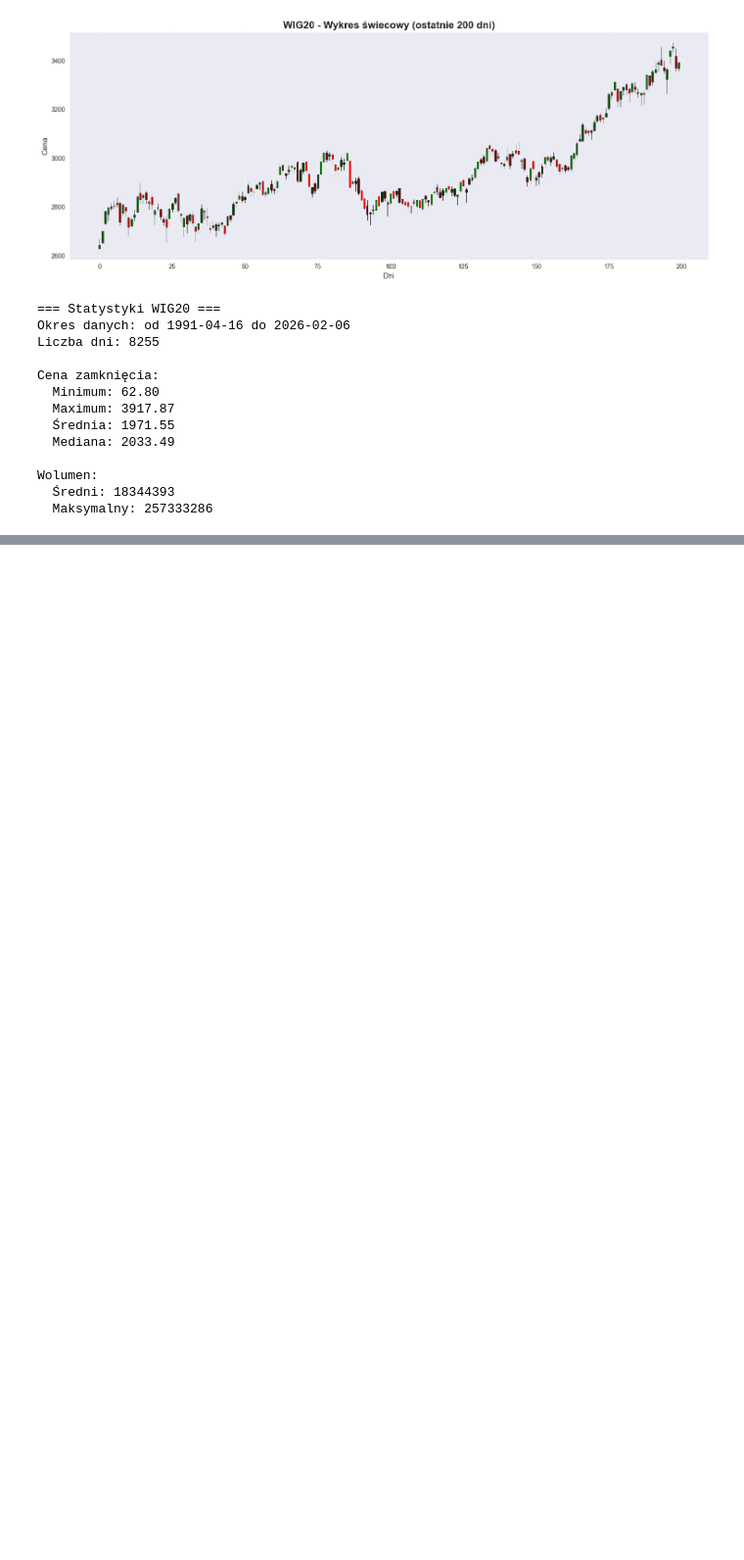
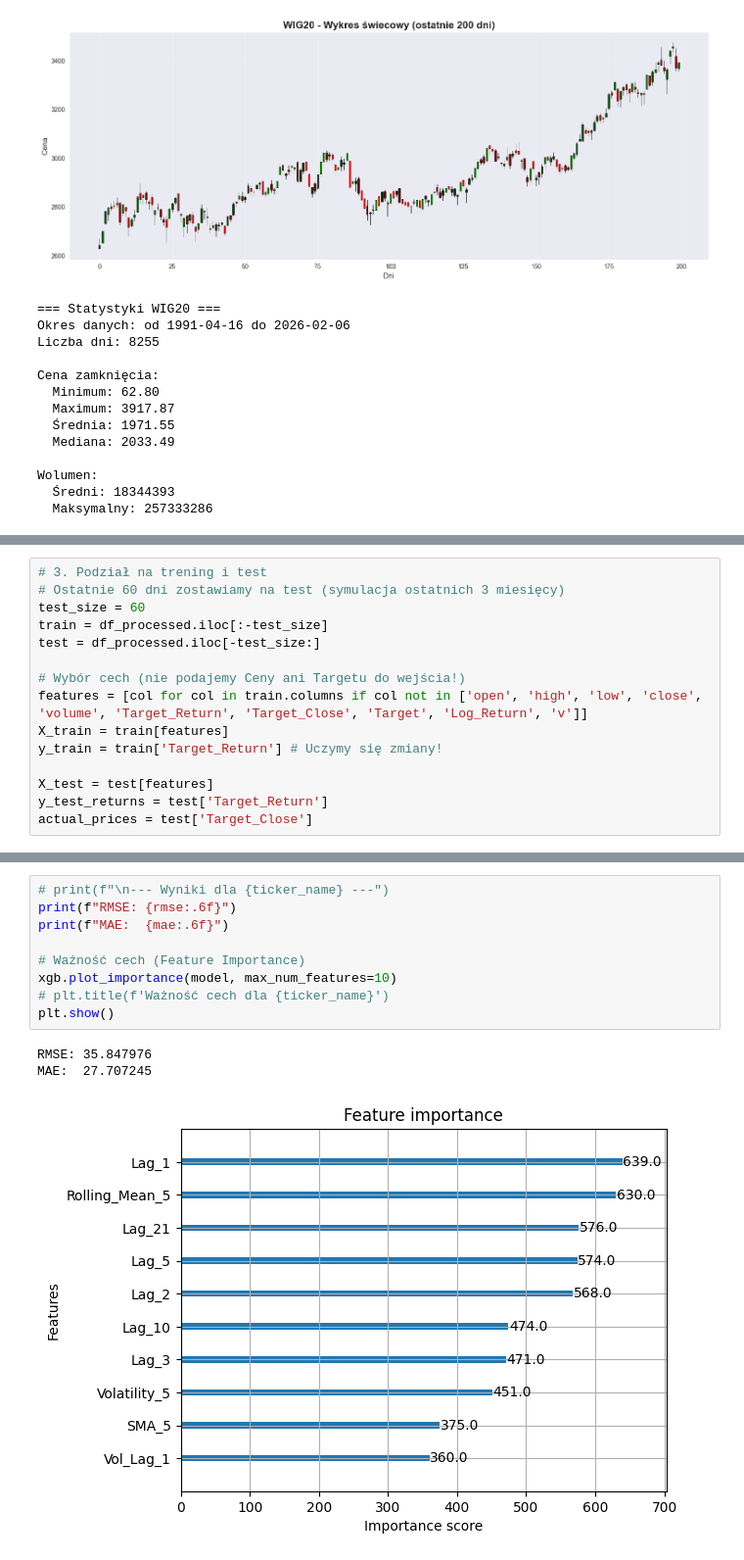
Before and after one commit to lukaszlewickii/wse-watcher, a Jupyter notebook: dev.ipynb, the cells around one changed output, grey strips where cells are left out. Shown at 98% size. Cells and saved outputs as stored; diff of their text form; blank space fills up the shorter version.

```diff
--- a/dev.ipynb
+++ b/dev.ipynb
@@ -139,0 +285,15 @@ Wolumen:
+# %%
+# 3. Podział na trening i test
+# Ostatnie 60 dni zostawiamy na test (symulacja ostatnich 3 miesięcy)
+test_size = 60
+train = df_processed.iloc[:-test_size]
+test = df_processed.iloc[-test_size:]
+
+# Wybór cech (nie podajemy Ceny ani Targetu do wejścia!)
+features = [col for col in train.columns if col not in ['open', 'high', 'low', 'close', 'volume', 'Target_Return', 'Target_Close', 'Target', 'Log_Return', 'v']]
+X_train = train[features]
+y_train = train['Target_Return'] # Uczymy się zmiany!
+
+X_test = test[features]
+y_test_returns = test['Target_Return']
+actual_prices = test['Target_Close']
@@ -139,0 +359,13 @@ Wolumen:
+# %%
+# print(f"\n--- Wyniki dla {ticker_name} ---")
+print(f"RMSE: {rmse:.6f}")
+print(f"MAE:  {mae:.6f}")
+
+# Ważność cech (Feature Importance)
+xgb.plot_importance(model, max_num_features=10)
+# plt.title(f'Ważność cech dla {ticker_name}')
+plt.show()
+# %% [output]
+RMSE: 35.847976
+MAE:  27.707245
+[figure, added]
```
Also changed, not shown: parts of 54 cells of this notebook.
